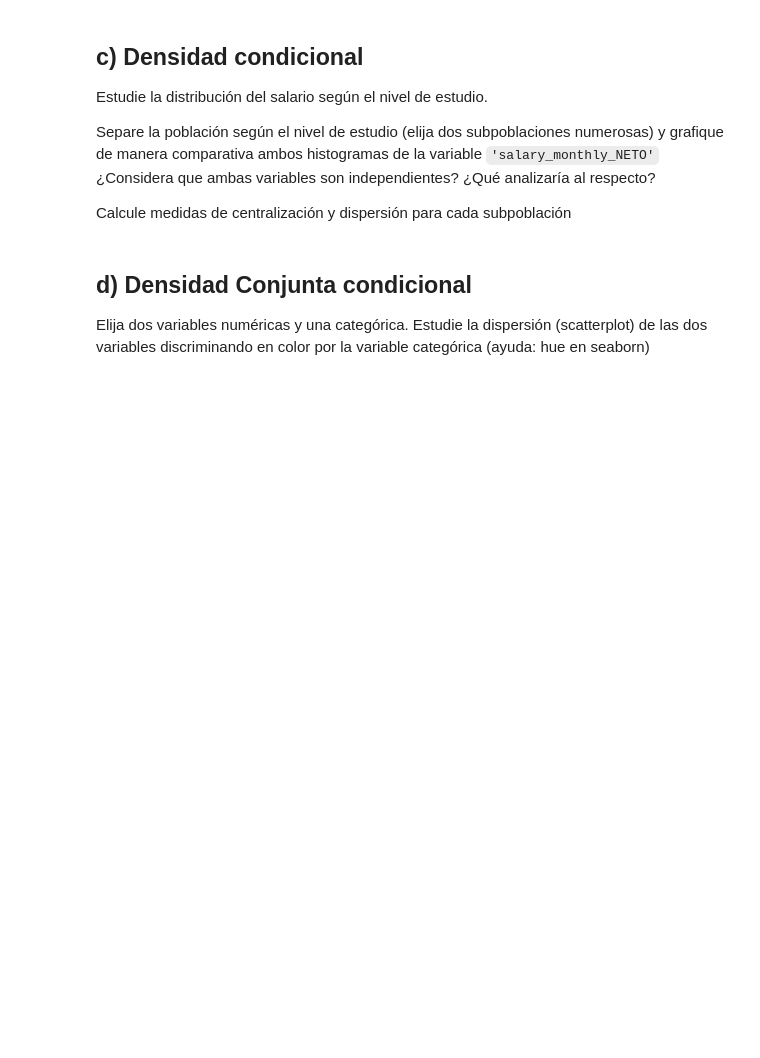
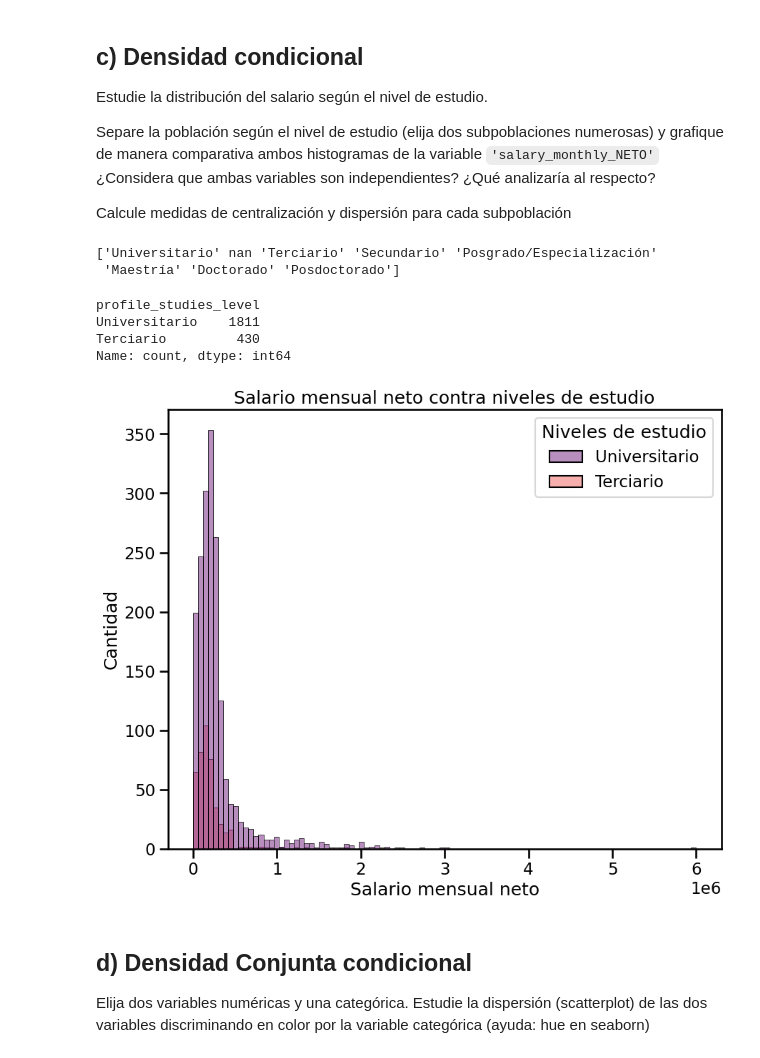
Before and after one commit to JeroFotinos/diplo_datos, a Jupyter notebook: Consignas_Entregable_AyVD - Parte 1.ipynb, the cells around one changed output. Cells and saved outputs as stored; diff of their text form; code cells hidden in the pictures; blank space fills up the shorter version.

```diff
--- a/Consignas_Entregable_AyVD - Parte 1.ipynb
+++ b/Consignas_Entregable_AyVD - Parte 1.ipynb
@@ -550,3 +550,19 @@ Separe la población según el nivel de estudio (elija dos subpoblaciones numero
 ¿Qué analizaría al respecto?
 
 Calcule medidas de centralización y dispersión para cada subpoblación
+# %%
+nivel_estudios=df["profile_studies_level"].unique()
+print(nivel_estudios)
+dic=['Secundario','Terciario','Universitario','Posgrado/Especialización','Mastria','Doctorado','Posdoctorado']
+# %% [output]
+['Universitario' nan 'Terciario' 'Secundario' 'Posgrado/Especialización'
+ 'Maestría' 'Doctorado' 'Posdoctorado']
+# %%
+counts = df['profile_studies_level'].value_counts()
+top_two = counts.head(2)
+top_two
+# %% [output]
+profile_studies_level
+Universitario    1811
+Terciario         430
+Name: count, dtype: int64
@@ -553,3 +579,14 @@ Calcule medidas de centralización y dispersión para cada subpoblación
+# %%
+Uni_o_Ter=((df['profile_studies_level']=='Universitario')|(df['profile_studies_level']=='Terciario'))
+df_Uni_o_Ter=df.loc[Uni_o_Ter]
+# %%
+plt.figure(figsize=(10, 8))
+ax=sns.histplot(data=df_Uni_o_Ter, x='salary_monthly_NETO',bins=100, hue='profile_studies_level',palette='magma', legend=True)
+ax.set(xlabel='Salario mensual neto', ylabel='Cantidad')
+ax.set_title('Salario mensual neto contra niveles de estudio')
+ax.get_legend().set_title('Niveles de estudio')
+# %% [output]
+[figure, added]
 # %% [markdown]
 ## d) Densidad Conjunta condicional
 
```
Also changed, not shown: parts of 1 cell of this notebook.
